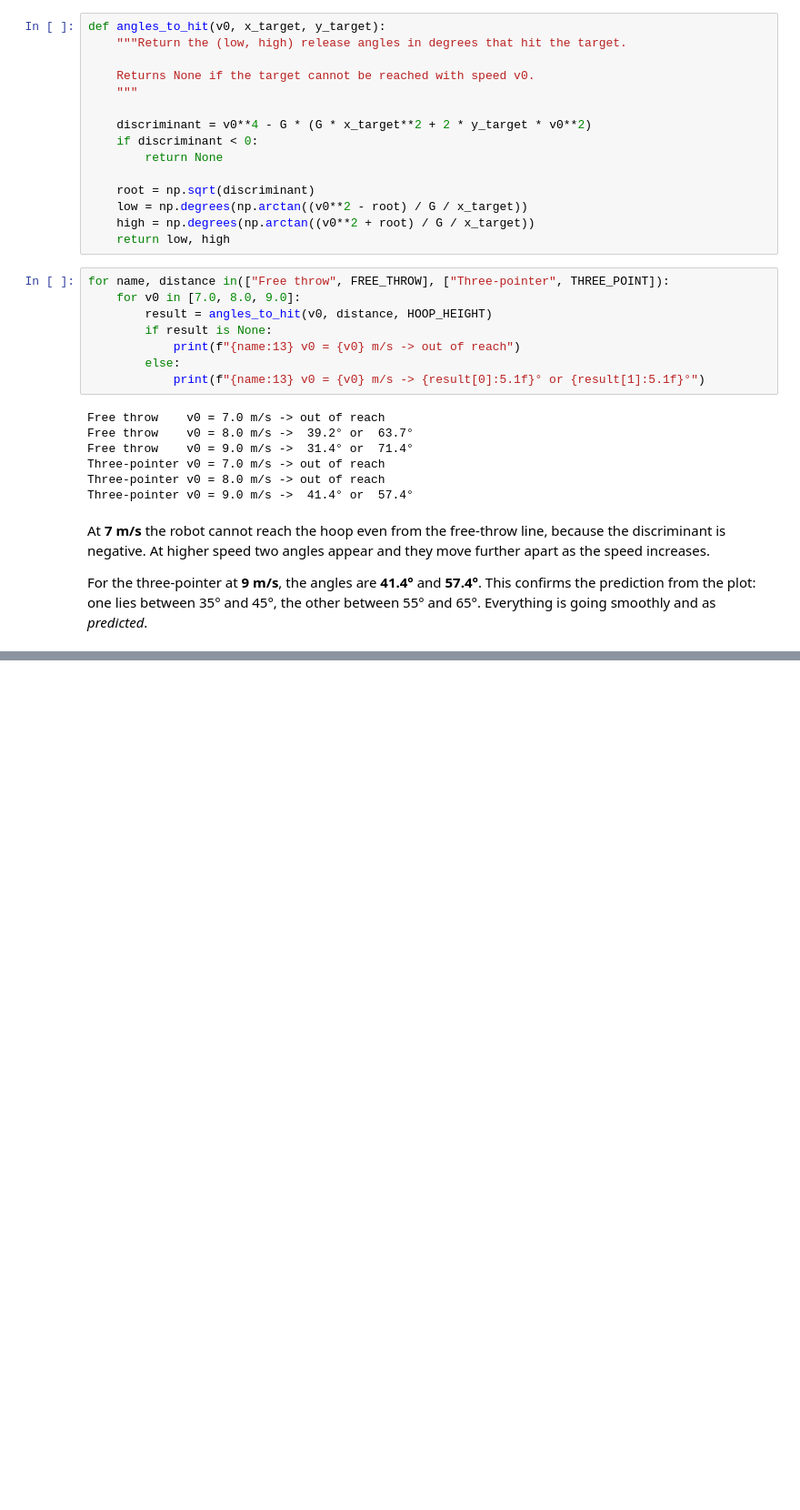
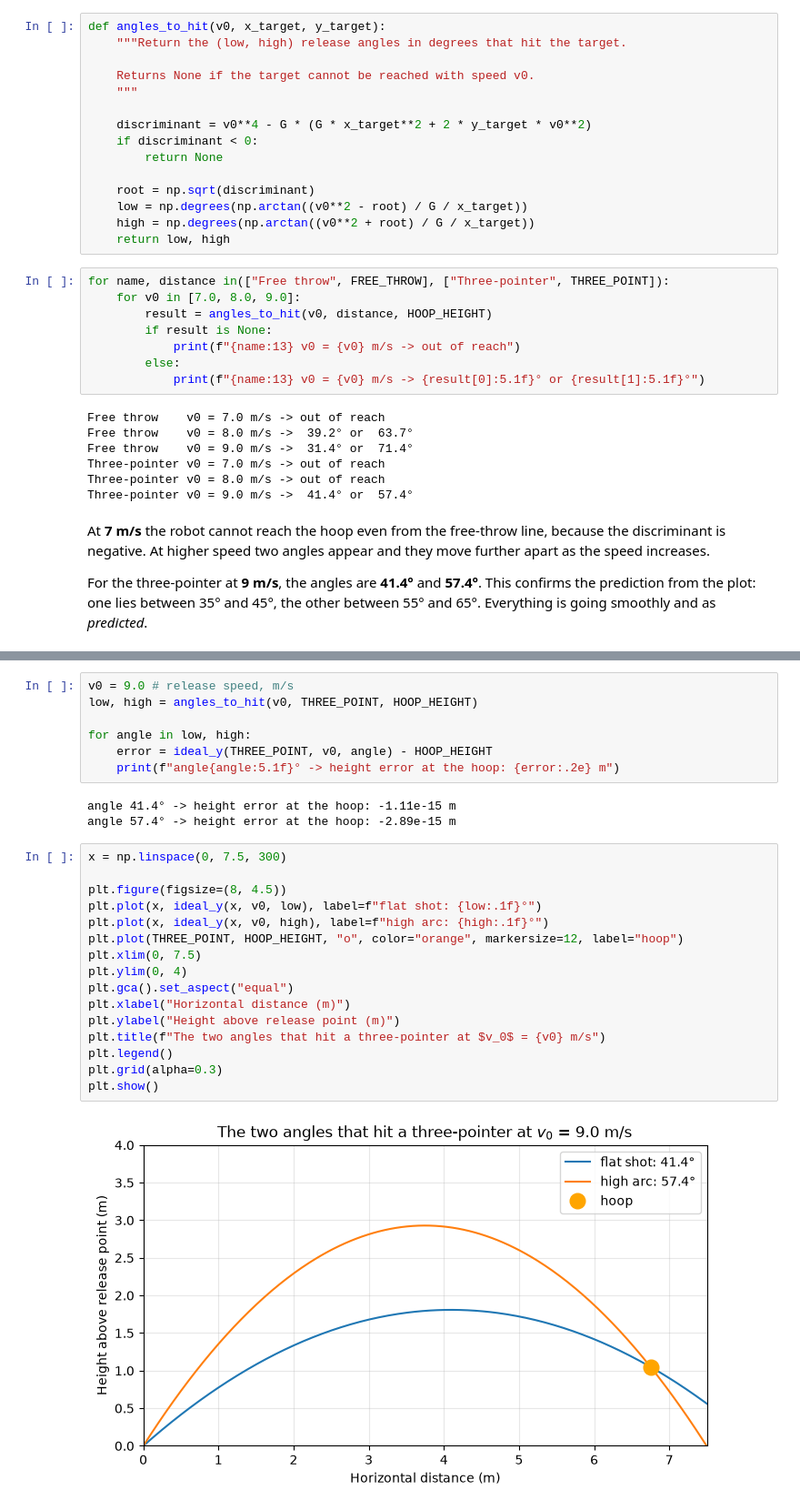
Before and after one commit to georgiilkov2006/Shot-project, a Jupyter notebook: basketball_shot.ipynb, the cells around one changed output, grey strips where cells are left out. Shown at 91% size. Drawn from its saved outputs; the diff is of its cells as text; blank space fills up the shorter version.

Commit message:
Validate release angles and summarize ideal model

```diff
--- a/basketball_shot.ipynb
+++ b/basketball_shot.ipynb
@@ -160,0 +164,28 @@ For the three-pointer at **9 m/s**, the angles are **41.4°** and **57.4°**. Th
+# %%
+v0 = 9.0 # release speed, m/s
+low, high = angles_to_hit(v0, THREE_POINT, HOOP_HEIGHT)
+
+for angle in low, high:
+    error = ideal_y(THREE_POINT, v0, angle) - HOOP_HEIGHT
+    print(f"angle{angle:5.1f}° -> height error at the hoop: {error:.2e} m")
+# %% [output]
+angle 41.4° -> height error at the hoop: -1.11e-15 m
+angle 57.4° -> height error at the hoop: -2.89e-15 m
+# %%
+x = np.linspace(0, 7.5, 300)
+
+plt.figure(figsize=(8, 4.5))
+plt.plot(x, ideal_y(x, v0, low), label=f"flat shot: {low:.1f}°")
+plt.plot(x, ideal_y(x, v0, high), label=f"high arc: {high:.1f}°")
+plt.plot(THREE_POINT, HOOP_HEIGHT, "o", color="orange", markersize=12, label="hoop")
+plt.xlim(0, 7.5)
+plt.ylim(0, 4)
+plt.gca().set_aspect("equal")
+plt.xlabel("Horizontal distance (m)")
+plt.ylabel("Height above release point (m)")
+plt.title(f"The two angles that hit a three-pointer at $v_0$ = {v0} m/s")
+plt.legend()
+plt.grid(alpha=0.3)
+plt.show()
+# %% [output]
+[figure, added]
```
Also changed, not shown: parts of 2 cells of this notebook.
